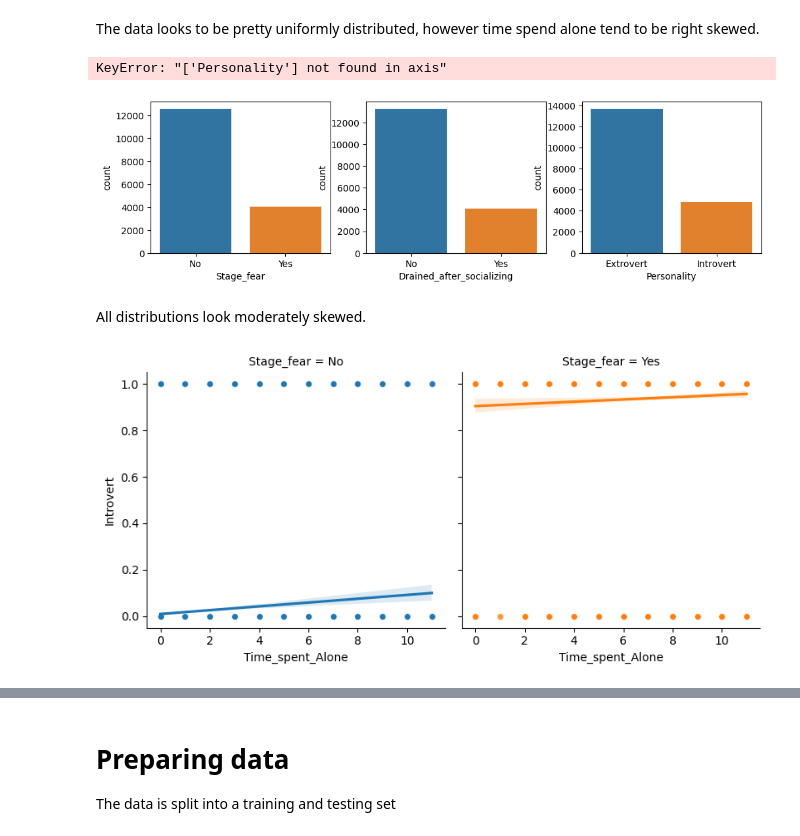
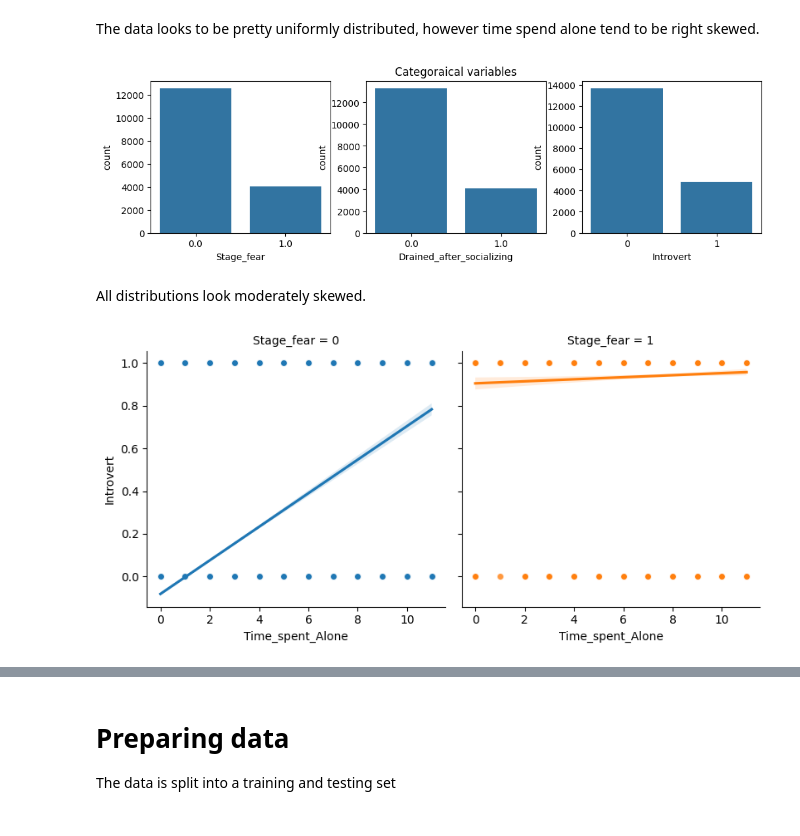
Before and after one commit to simon-mellergaard/datasimon, a Jupyter notebook: Kaggle competitions/introverts-extroverts.ipynb, the cells around one changed output, grey strips where cells are left out. Cells and saved outputs as stored; diff of their text form; code cells hidden in the pictures.

Commit message:
Oprettet med Colab

```diff
--- a/Kaggle competitions/introverts-extroverts.ipynb
+++ b/Kaggle competitions/introverts-extroverts.ipynb
@@ -34,7 +32,6 @@ The code is showing the way.
 # %%
 import pandas as pd
-# data = pd.read_csv('/root/.cache/kagglehub/competitions/playground-series-s5e7/train.csv', index_col='id') # Colab LINE
-data = pd.read_csv('/kaggle/input/playground-series-s5e7/train.csv', index_col='id')
+data = pd.read_csv(f'{INPUT_PATH}/train.csv', index_col='id')
 # %%
 data.head()
 # %% [output]
@@ -97,27 +94,28 @@ array([[<Axes: title={'center': 'Time_spent_Alone'}>,
 [figure]
 # %% [markdown]
 The data looks to be pretty uniformly distributed, however time spend alone tend to be right skewed.
-# %%
-data = data.replace({True: 1, False: 0})
-# %%
-data = data.drop(columns=['Personality'])
-# %% [output]
-KeyError: "['Personality'] not found in axis"
+# %%
+from sklearn.preprocessing import OrdinalEncoder
+data['Introvert'] = data['Personality'].apply(lambda x: 1 if x == 'Introvert' else 0)
+data = data.drop(columns=['Personality'])
+
+my_encoder = OrdinalEncoder() # Your code here
+data[['Stage_fear', 'Drained_after_socializing']] = my_encoder.fit_transform(data[['Stage_fear', 'Drained_after_socializing']])
 # %%
 import matplotlib.pyplot as plt
 plt.figure(figsize=(12, 3))
 plt.title("Categoraical variables")
 plt.axis("off")
 plot_count = 0  # Initialize a counter for displayed images
-categorical_variables = ['Stage_fear', 'Drained_after_socializing', 'Personality']
+categorical_variables = ['Stage_fear', 'Drained_after_socializing', 'Introvert']
 
 for var in categorical_variables:
     ax = plt.subplot(1, 3, plot_count + 1)  # Adjust subplot position
     sns.countplot(data, x = var)
     plot_count += 1  # Increment the counter
 plt.show()
 # %% [output]
-[figure, old version]
+[figure, new version]
 # %% [markdown]
 All distributions look moderately skewed.
 # %%
@@ -126,4 +124,4 @@ sns.lmplot(
     data=data, scatter_kws={"edgecolor": 'w'}, col_wrap=3, height=4,
 );
 # %% [output]
-[figure, old version]
+[figure, new version]
```
Also changed, not shown: parts of 18 cells of this notebook.
